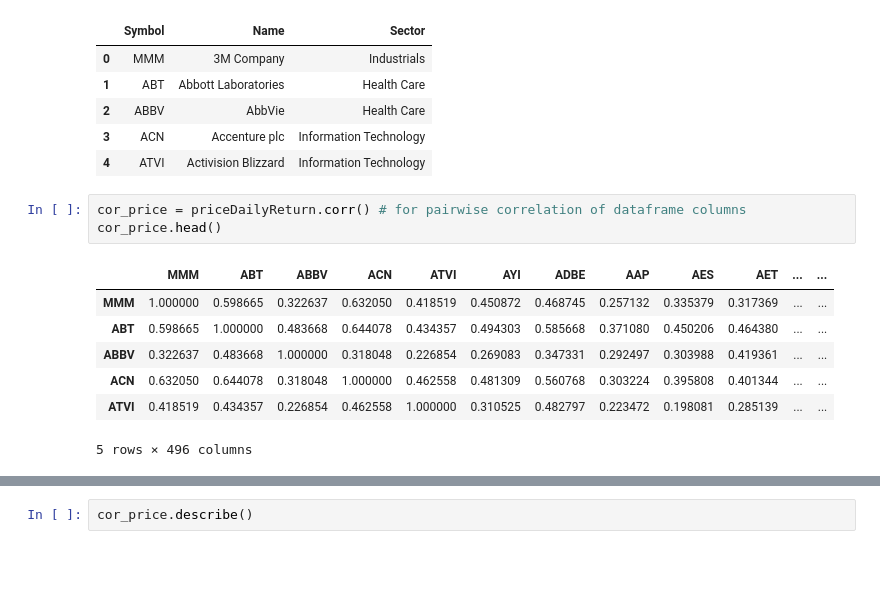
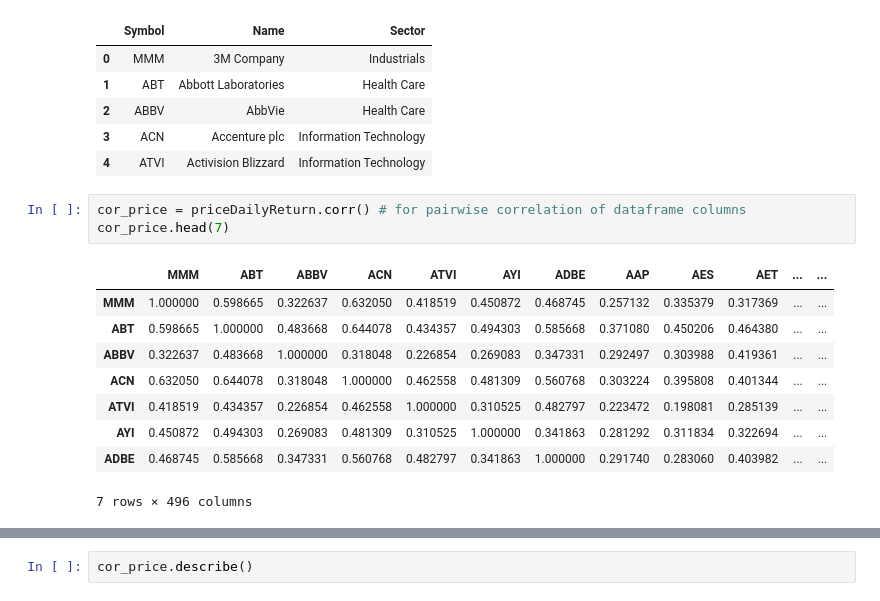
Before and after one commit to kaixuant/DSA_Stock, a Jupyter notebook: Stock Market Clustering.ipynb, the cells around one changed output, grey strips where cells are left out. Drawn from its saved outputs; the diff is of its cells as text; blank space fills up the shorter version.

```diff
--- a/Stock Market Clustering.ipynb
+++ b/Stock Market Clustering.ipynb
@@ -343,12 +343,14 @@ firms.head()
 | 4 | ATVI | Activision Blizzard | Information Technology |
 # %%
 cor_price = priceDailyReturn.corr() # for pairwise correlation of dataframe columns
-cor_price.head()
+cor_price.head(7)
 # %% [output]
 |  | MMM | ABT | ABBV | ACN | ATVI | AYI | ADBE | AAP | AES | AET | ... | ... |
 | MMM | 1.000000 | 0.598665 | 0.322637 | 0.632050 | 0.418519 | 0.450872 | 0.468745 | 0.257132 | 0.335379 | 0.317369 | ... | ... |
 | ABT | 0.598665 | 1.000000 | 0.483668 | 0.644078 | 0.434357 | 0.494303 | 0.585668 | 0.371080 | 0.450206 | 0.464380 | ... | ... |
 | ABBV | 0.322637 | 0.483668 | 1.000000 | 0.318048 | 0.226854 | 0.269083 | 0.347331 | 0.292497 | 0.303988 | 0.419361 | ... | ... |
 | ACN | 0.632050 | 0.644078 | 0.318048 | 1.000000 | 0.462558 | 0.481309 | 0.560768 | 0.303224 | 0.395808 | 0.401344 | ... | ... |
 | ATVI | 0.418519 | 0.434357 | 0.226854 | 0.462558 | 1.000000 | 0.310525 | 0.482797 | 0.223472 | 0.198081 | 0.285139 | ... | ... |
+| AYI | 0.450872 | 0.494303 | 0.269083 | 0.481309 | 0.310525 | 1.000000 | 0.341863 | 0.281292 | 0.311834 | 0.322694 | ... | ... |
+| ADBE | 0.468745 | 0.585668 | 0.347331 | 0.560768 | 0.482797 | 0.341863 | 1.000000 | 0.291740 | 0.283060 | 0.403982 | ... | ... |
-5 rows × 496 columns
+7 rows × 496 columns
```
Also changed, not shown: parts of 10 cells of this notebook.
